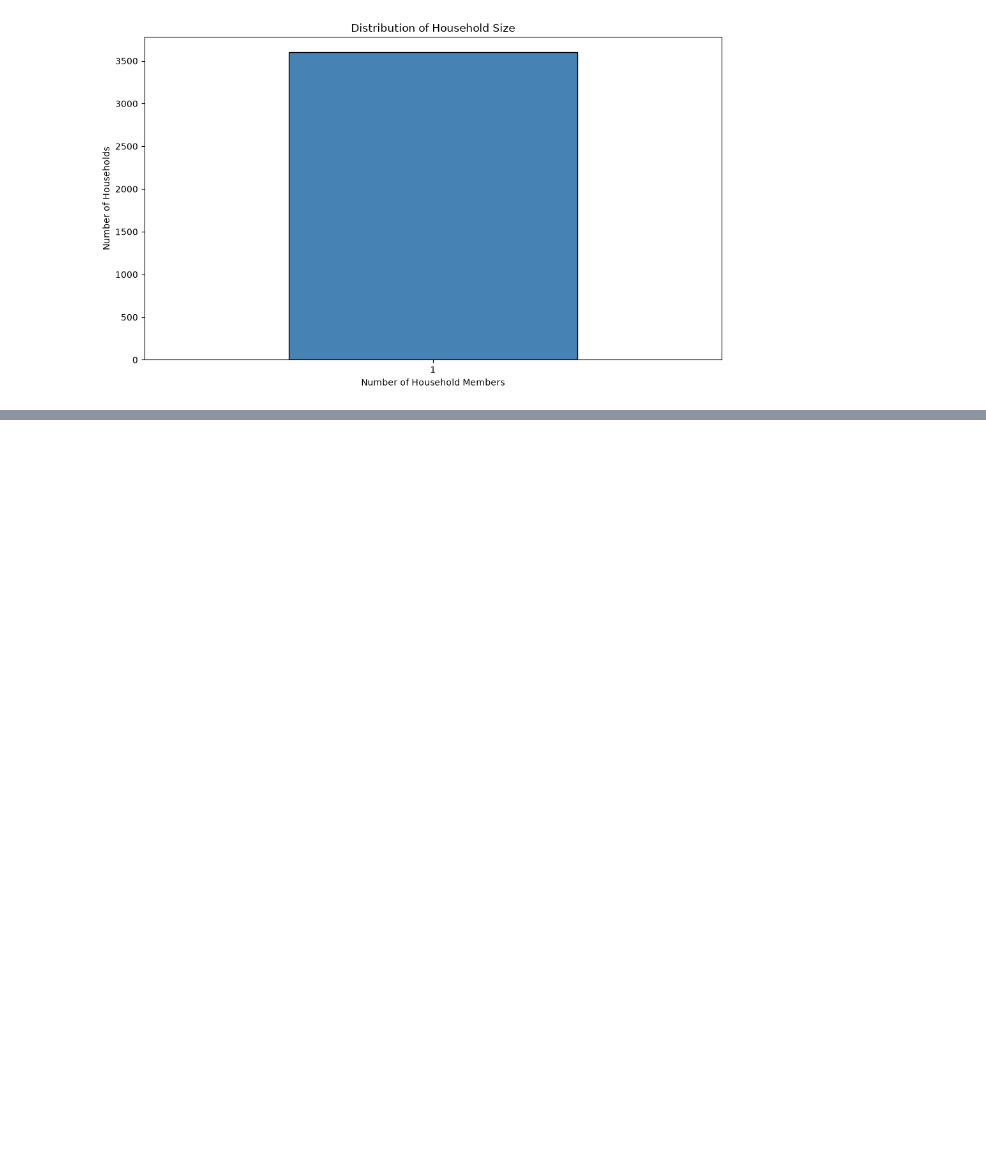
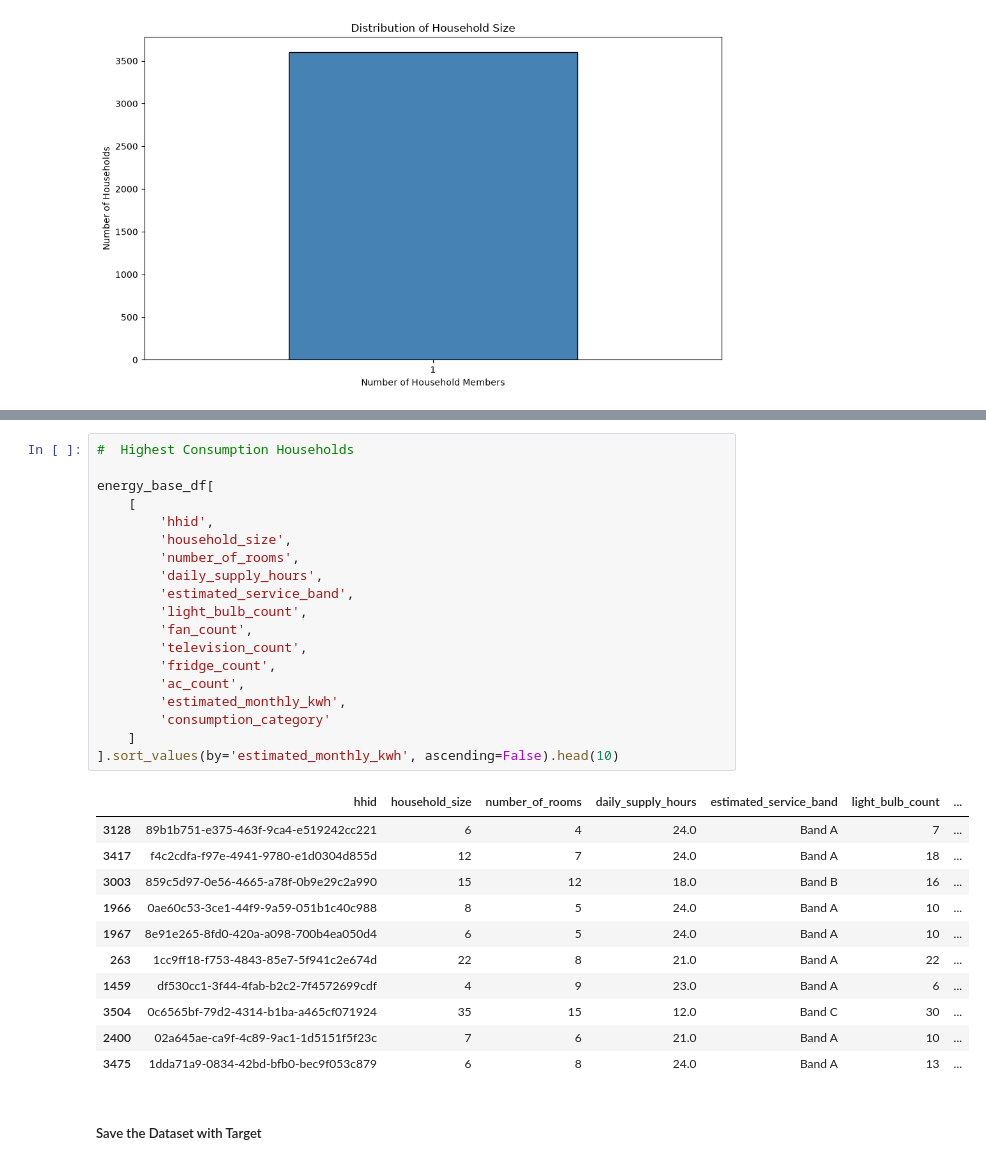
Before and after one commit to Paddyrey/TechCrush-Capstone-Group-11-Project, a Jupyter notebook: notebooks/Data_preparation.ipynb, the cells around one changed output, grey strips where cells are left out. Cells and saved outputs as stored; diff of their text form; blank space fills up the shorter version.

```diff
--- a/notebooks/Data_preparation.ipynb
+++ b/notebooks/Data_preparation.ipynb
@@ -292,0 +1042,33 @@ Name: count, dtype: int64
+# %%
+#  Highest Consumption Households
+
+energy_base_df[
+    [
+        'hhid',
+        'household_size',
+        'number_of_rooms',
+        'daily_supply_hours',
+        'estimated_service_band',
+        'light_bulb_count',
+        'fan_count',
+        'television_count',
+        'fridge_count',
+        'ac_count',
+        'estimated_monthly_kwh',
+        'consumption_category'
+    ]
+].sort_values(by='estimated_monthly_kwh', ascending=False).head(10)
+# %% [output]
+|  | hhid | household_size | number_of_rooms | daily_supply_hours | estimated_service_band | light_bulb_count | ... |
+| 3128 | 89b1b751-e375-463f-9ca4-e519242cc221 | 6 | 4 | 24.0 | Band A | 7 | ... |
+| 3417 | f4c2cdfa-f97e-4941-9780-e1d0304d855d | 12 | 7 | 24.0 | Band A | 18 | ... |
+| 3003 | 859c5d97-0e56-4665-a78f-0b9e29c2a990 | 15 | 12 | 18.0 | Band B | 16 | ... |
+| 1966 | 0ae60c53-3ce1-44f9-9a59-051b1c40c988 | 8 | 5 | 24.0 | Band A | 10 | ... |
+| 1967 | 8e91e265-8fd0-420a-a098-700b4ea050d4 | 6 | 5 | 24.0 | Band A | 10 | ... |
+| 263 | 1cc9ff18-f753-4843-85e7-5f941c2e674d | 22 | 8 | 21.0 | Band A | 22 | ... |
+| 1459 | df530cc1-3f44-4fab-b2c2-7f4572699cdf | 4 | 9 | 23.0 | Band A | 6 | ... |
+| 3504 | 0c6565bf-79d2-4314-b1ba-a465cf071924 | 35 | 15 | 12.0 | Band C | 30 | ... |
+| 2400 | 02a645ae-ca9f-4c89-9ac1-1d5151f5f23c | 7 | 6 | 21.0 | Band A | 10 | ... |
+| 3475 | 1dda71a9-0834-42bd-bfb0-bec9f053c879 | 6 | 8 | 24.0 | Band A | 13 | ... |
+# %% [markdown]
+##### Save the Dataset with Target
```
Also changed, not shown: parts of 40 cells of this notebook.
